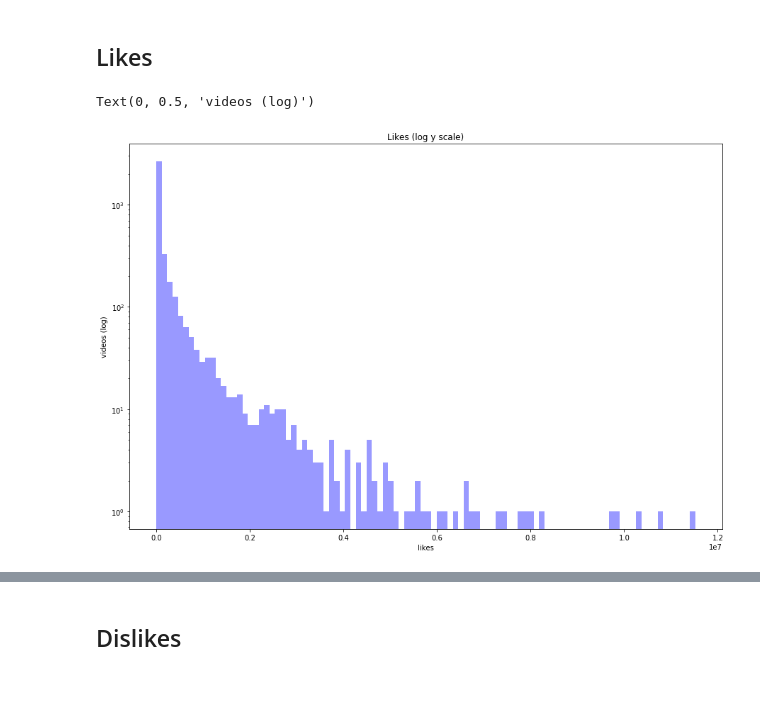
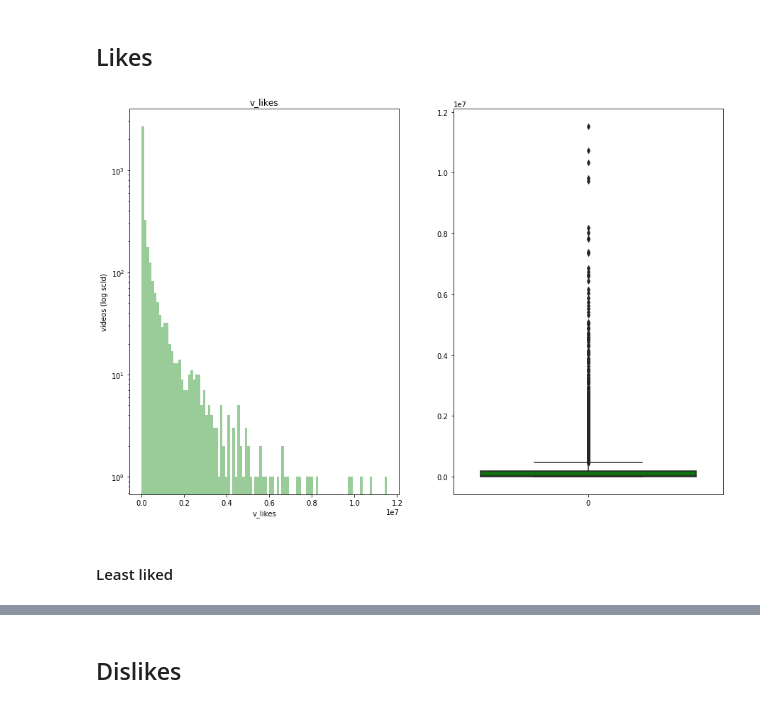
Before and after one commit to AlexRaschl/PR_data_science, a Jupyter notebook: src/eda/video_meta_eda.ipynb, the cells around one changed output, grey strips where cells are left out. Saved outputs shown, nothing was run; the diff lists cells and outputs as text; code cells hidden in the pictures.

```diff
--- a/src/eda/video_meta_eda.ipynb
+++ b/src/eda/video_meta_eda.ipynb
@@ -89,13 +99,9 @@ sorted_views.tail()[::-1]
 | 373 | uelHwf8o7_U | 30 | Love The Way You Lie | Eminem | 8192551.0 | 307195.0 | 267.0 | 4.855434 | 1884840765 |
 # %% [markdown]
 ## Likes
-# %%
-fig, ax = plt.subplots(figsize=(15,10))
-ax.set(yscale='log')
-sns.distplot(df['v_likes'].to_numpy(), bins=100, color='green', kde=False)
-plt.title('Likes (log y scale)')
-plt.xlabel('likes')
-plt.ylabel('videos (log)')
-# %% [output]
-Text(0, 0.5, 'videos (log)')
-[figure, removed]
+# %%
+plot_attribute('v_likes', 'log', color='green')
+# %% [output]
+[figure, added]
+# %% [markdown]
+#### Least liked
```
Also changed, not shown: parts of 15 cells of this notebook.
